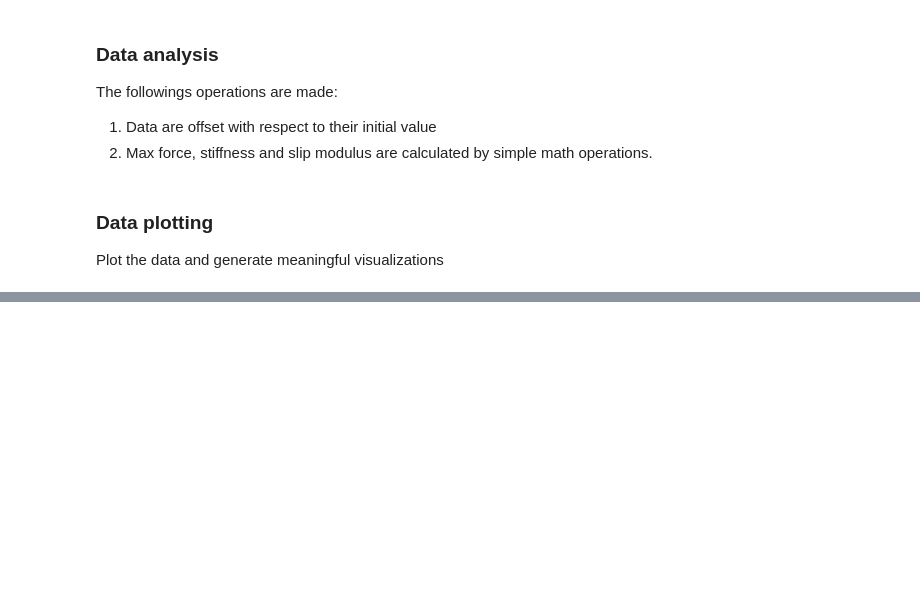
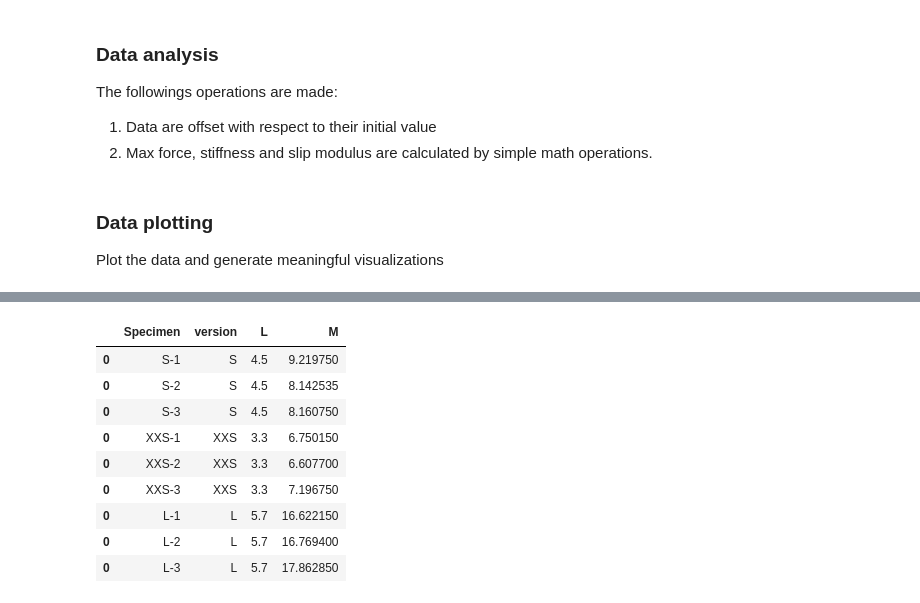
Before and after one commit to gabrielegranello/OSB_beam_testing, a Jupyter notebook: beam_postprocessing.ipynb, the cells around one changed output, grey strips where cells are left out. Cells and saved outputs as stored; diff of their text form; code cells hidden in the pictures; blank space fills up the shorter version.

```diff
--- a/beam_postprocessing.ipynb
+++ b/beam_postprocessing.ipynb
@@ -293,0 +247,13 @@ fig.savefig(name,dpi=400)
+# %%
+test_results
+# %% [output]
+|  | Specimen | version | L | M |
+| 0 | S-1 | S | 4.5 | 9.219750 |
+| 0 | S-2 | S | 4.5 | 8.142535 |
+| 0 | S-3 | S | 4.5 | 8.160750 |
+| 0 | XXS-1 | XXS | 3.3 | 6.750150 |
+| 0 | XXS-2 | XXS | 3.3 | 6.607700 |
+| 0 | XXS-3 | XXS | 3.3 | 7.196750 |
+| 0 | L-1 | L | 5.7 | 16.622150 |
+| 0 | L-2 | L | 5.7 | 16.769400 |
+| 0 | L-3 | L | 5.7 | 17.862850 |
```
Also changed, not shown: parts of 10 cells of this notebook.
